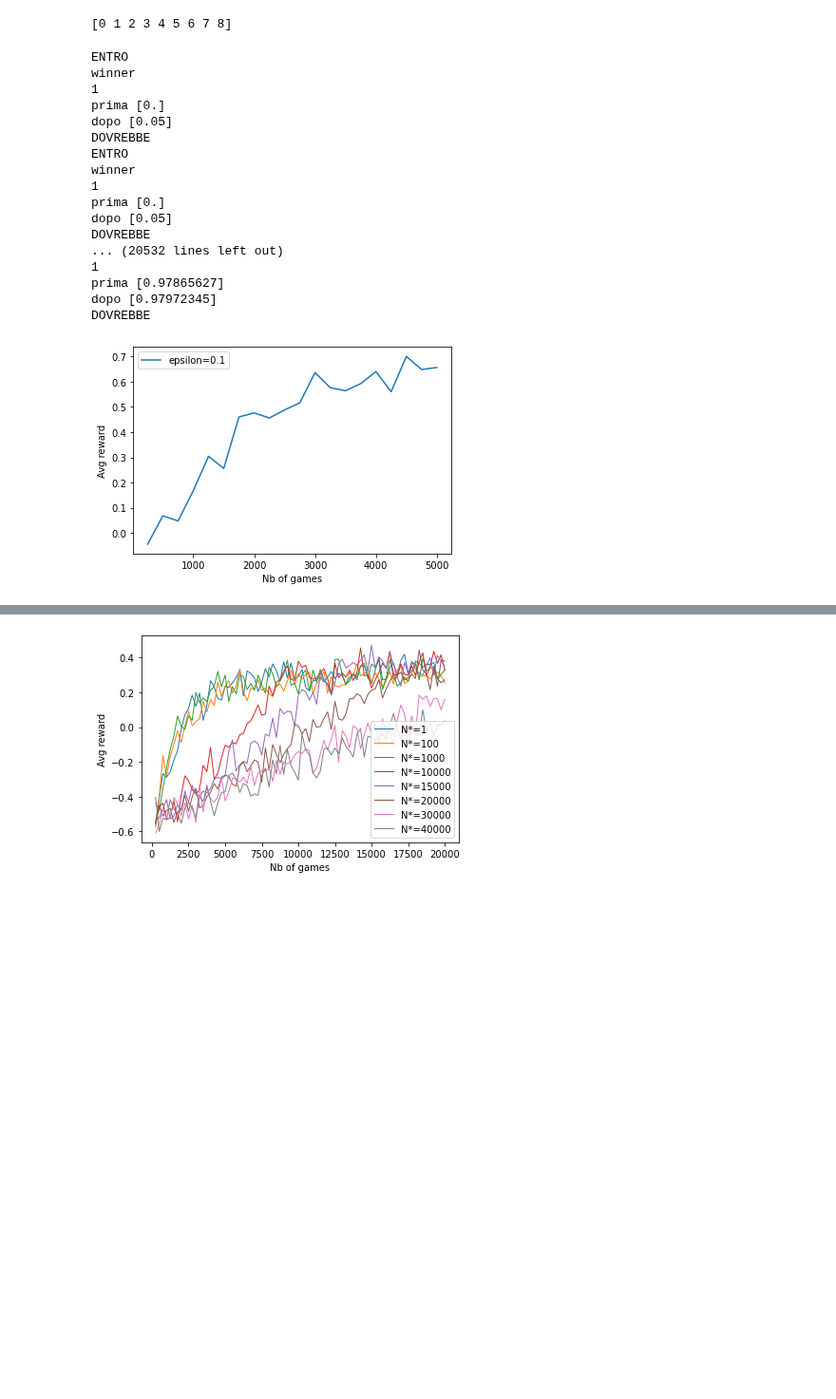
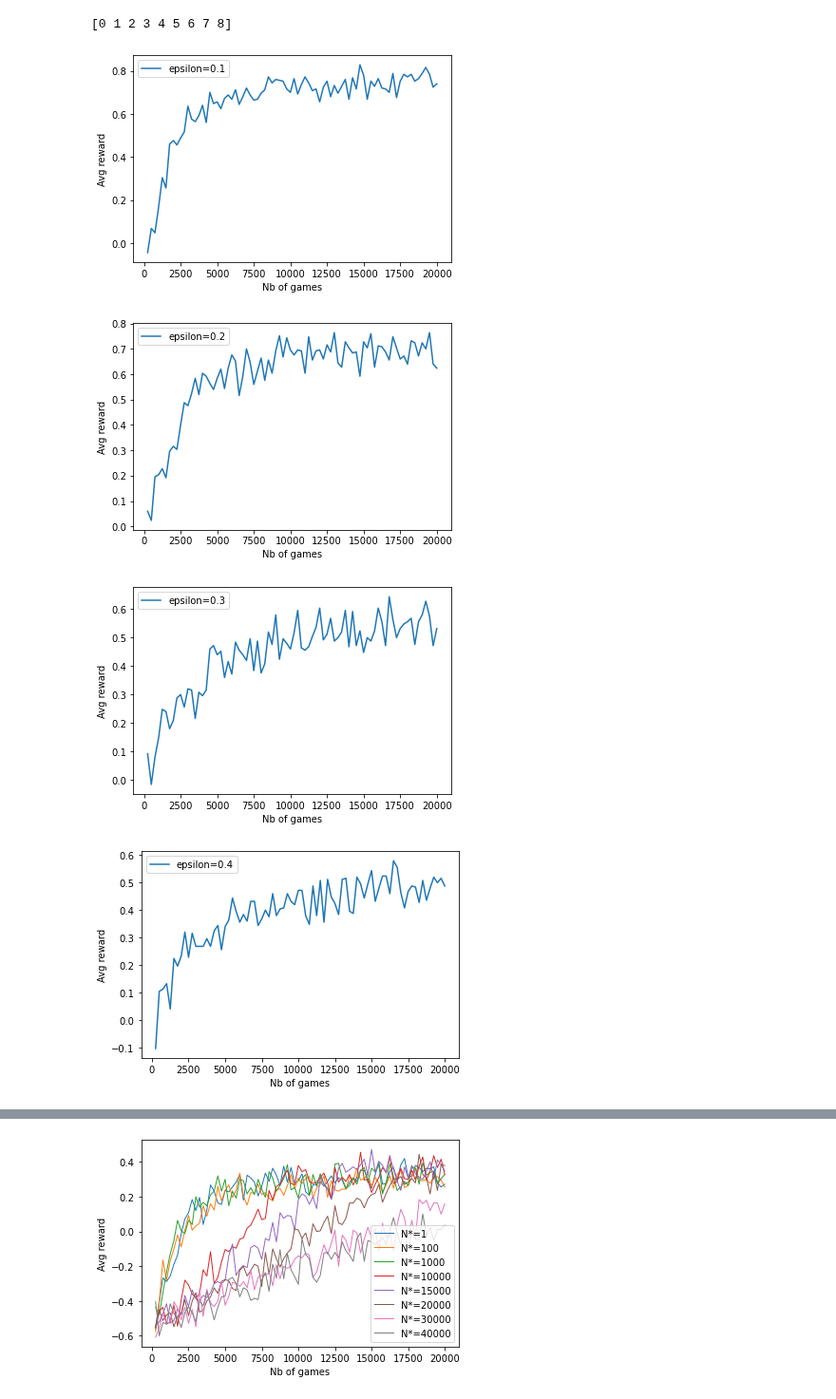
Before and after one commit to giuliamesc/tic_tac_toe, a Jupyter notebook: main_debug.ipynb, the cells around one changed output, grey strips where cells are left out. Shown at 95% size. Cells and saved outputs as stored; diff of their text form; code cells hidden in the pictures; blank space fills up the shorter version.

```diff
--- a/main_debug.ipynb
+++ b/main_debug.ipynb
@@ -70,7 +70,7 @@ class QPlayer:
         - move: action with the highest Q-value
         """
         avail_actions = self.empty(grid) # find all available actions
-        key = self.get_state_key(grid) # get the string corresponding to the current state
+        key = self.correct_grid(grid) # get the string corresponding to the current state
         if key in self.states_value :
             # IF THE STATE HAS ALREADY BEEN EXPLORED
             restricted_vector = self.states_value[key][avail_actions] # array with the Q-values of the available actions
@@ -91,7 +91,7 @@ class QPlayer:
         OUTPUTS:
         - move: a random available action
         """
-        key = self.get_state_key(grid) # get the string corresponding to the current state
+        key = self.correct_grid(grid) # get the string corresponding to the current state
         # IF THE STATE IS EXPLORED FOR THE FIRST TIME
         if key not in self.states_value:
                 self.states_value[key] = np.zeros([9,1]) # insert the key into the dictionary and a zero-array for the values
@@ -118,6 +118,13 @@ class QPlayer:
             #print('random')
             return self.select_random_action(grid)
 
+    def correct_grid(self, grid):
+        if self.player_name == 'X':
+            return self.get_state_key(grid)
+        else:
+            new_grid = -grid
+            return self.get_state_key(new_grid)
+
     def set_epsilon(self, epsilon):
         """
         Functions that sets the exploration level.
@@ -386,33 +393,19 @@ class QLearning:
 # %%
 ## Question 1
 np.random.seed(2022)
 random.seed(2023)
-eps_vector = [0.1]#,0.2,0.3]
+eps_vector = [0.1,0.2,0.3,0.4,0.5]
 rew_epsilon = []
 
-N = 5000
+N = 20000
 for epsilon in eps_vector:
     game = QLearning(epsilon,0.5)
     game.q_player.states_value = dict()
     game.play_n_games(N, epsilon*np.ones(N), eps_opponent_train = 1)
     game.plot_avg_reward(N,epsilon)
     rew_epsilon.append(game.reward_vec)
 # %% [output]
-ENTRO
-winner
-1
-prima [0.]
-dopo [0.05]
-DOVREBBE
-ENTRO
-winner
-1
-prima [0.]
-dopo [0.05]
-DOVREBBE
-... (20532 lines left out)
-1
-prima [0.97865627]
-dopo [0.97972345]
-DOVREBBE
-[figure, old version]
+[figure, new version]
+[figure, added]
+[figure, added]
+[figure, added]
```
Also changed, not shown: parts of 3 cells of this notebook.
